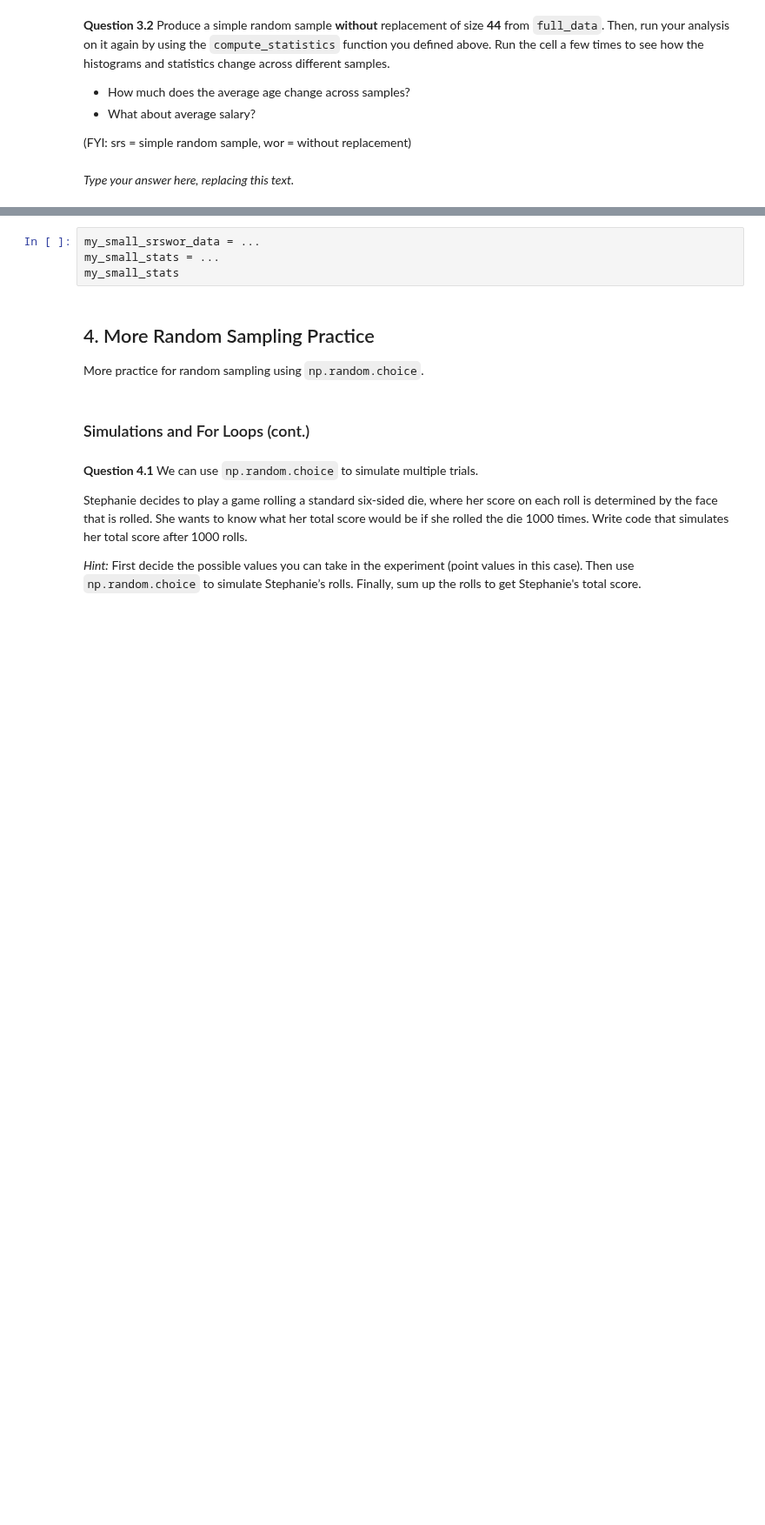
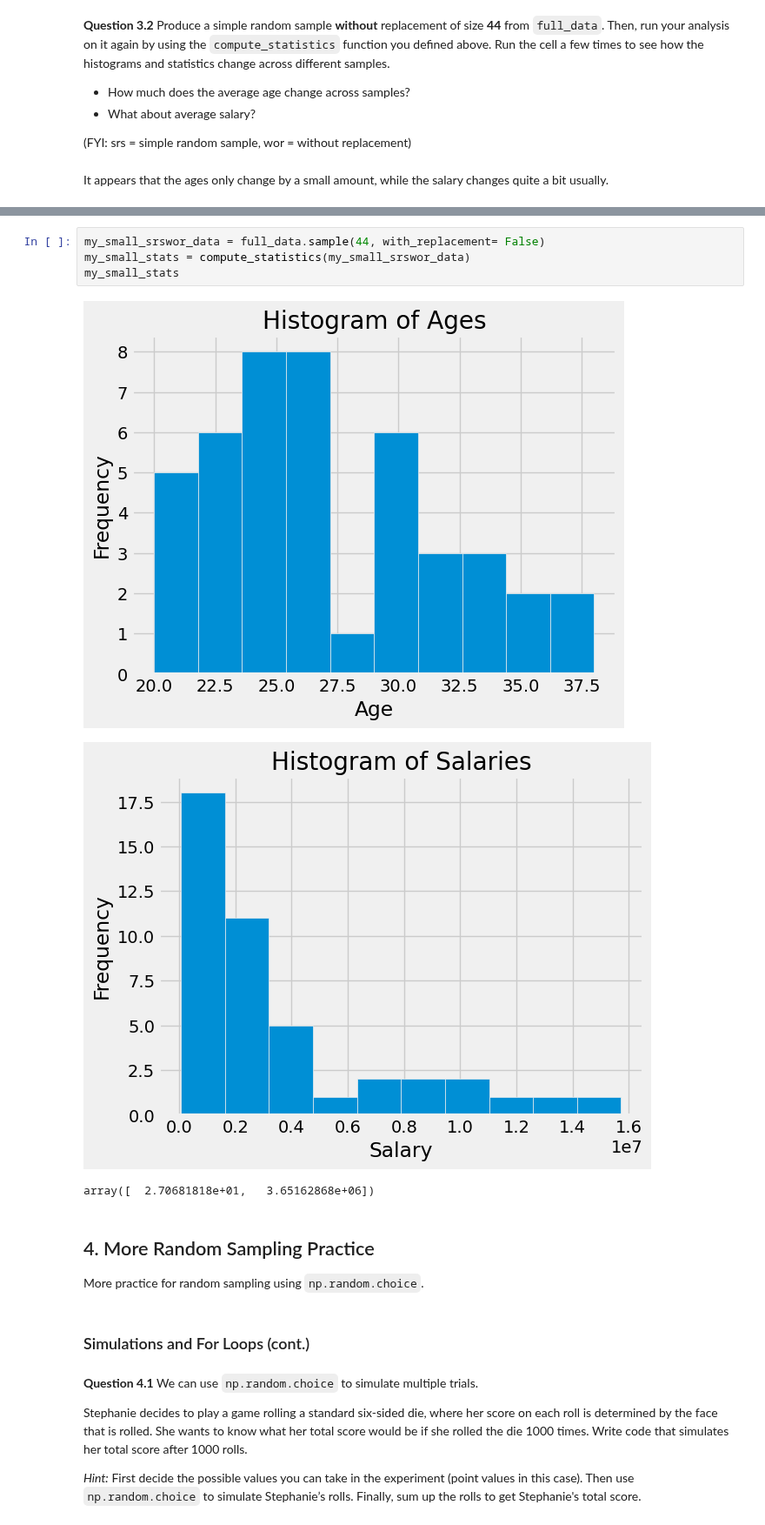
Before and after one commit to ttlarson13/Data-Analytics-Fall-25, a Jupyter notebook: lab05-1/lab05/lab05.ipynb, the cells around one changed output, grey strips where cells are left out. Shown at 87% size. Cells and saved outputs as stored; diff of their text form; blank space fills up the shorter version.

```diff
--- a/lab05-1/lab05/lab05.ipynb
+++ b/lab05-1/lab05/lab05.ipynb
@@ -417,14 +448,18 @@ salary_data.sample(5, with_replacement=False)
 - What about average salary?
 
 (FYI: srs = simple random sample, wor = without replacement)
-# %% [markdown]
-_Type your answer here, replacing this text._
+# %% [markdown]
+It appears that the ages only change by a small amount, while the salary changes quite a bit usually.
 # %% [markdown]
 <!-- BEGIN QUESTION -->
 # %%
-my_small_srswor_data = ...
-my_small_stats = ...
+my_small_srswor_data = full_data.sample(44, with_replacement= False)
+my_small_stats = compute_statistics(my_small_srswor_data)
 my_small_stats
+# %% [output]
+[figure, added]
+[figure, added]
+array([  2.70681818e+01,   3.65162868e+06])
 # %% [markdown]
 <!-- END QUESTION -->
 
```
Also changed, not shown: parts of 12 cells of this notebook, 2 other files.
